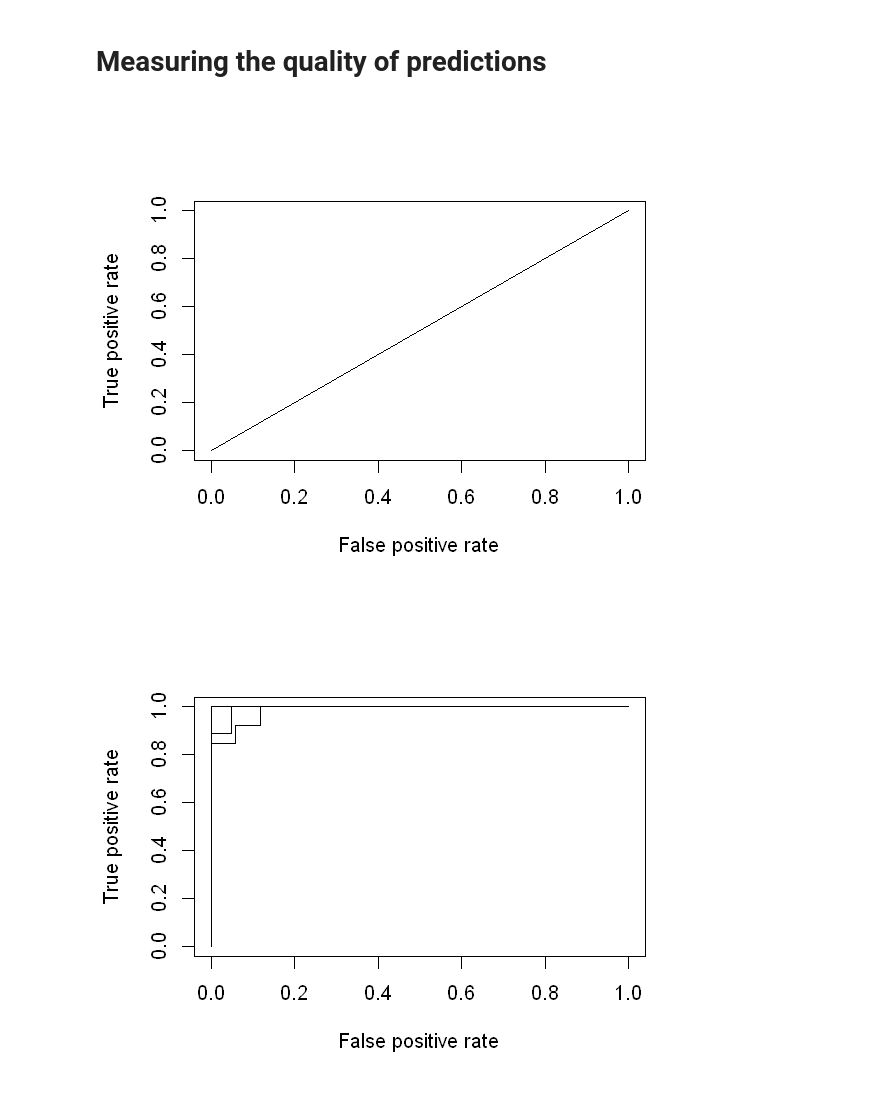
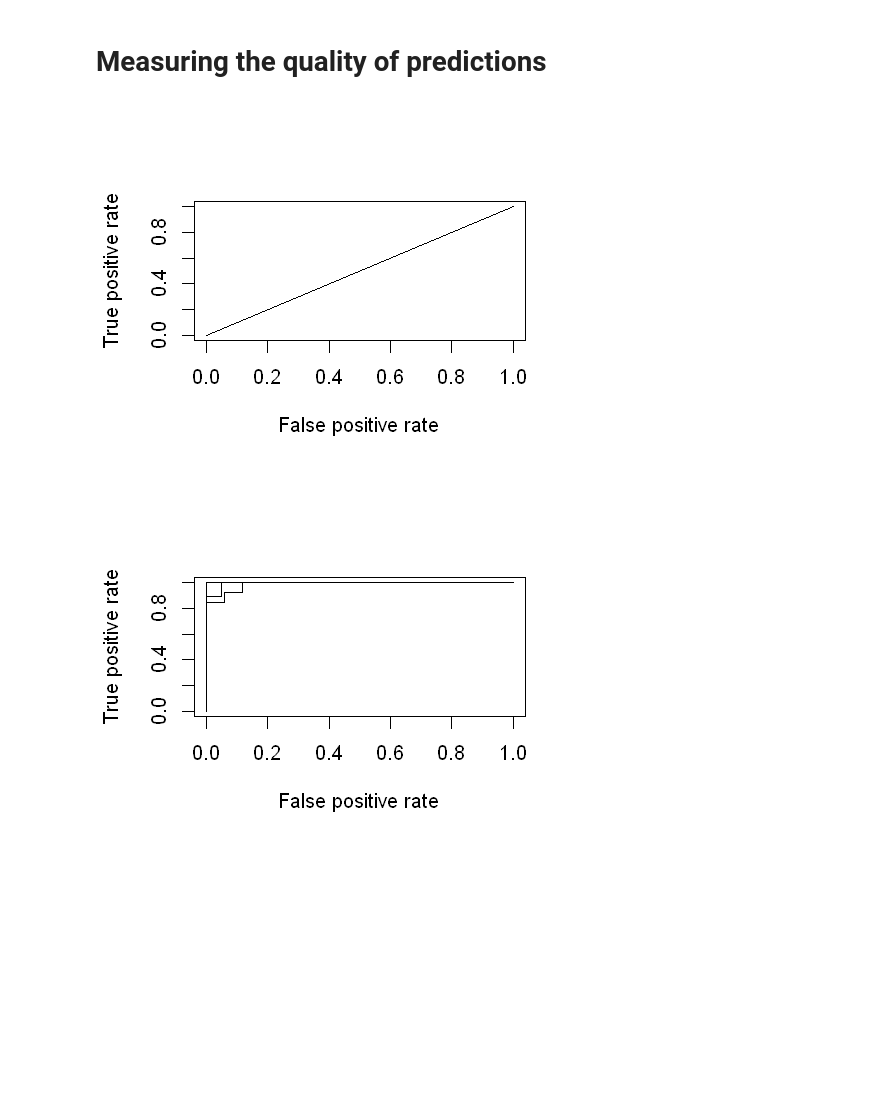
Before and after one commit to eogasawara/mylibrary, a Jupyter notebook: myPredictions.ipynb, the cells around one changed output. Drawn from its saved outputs; the diff is of its cells as text; code cells hidden in the pictures; blank space fills up the shorter version.

```diff
--- a/myPredictions.ipynb
+++ b/myPredictions.ipynb
@@ -351,11 +351,12 @@ targets  1  2  3
 # %% [markdown]
 # Measuring the quality of predictions
 # %%
+plot_size(4, 3)
 zr_rocr <- compute_rocr(ZeroRule_test$predictions, ZeroRule_test$values)
 plot(zr_rocr)
 
 mlp_nnet_rocr <- compute_rocr(mlp_nnet_test$predictions, ZeroRule_test$values)
 plot(mlp_nnet_rocr)
 # %% [output]
-[figure, old version]
+[figure, new version]
-[figure, old version]
+[figure, new version]
```
